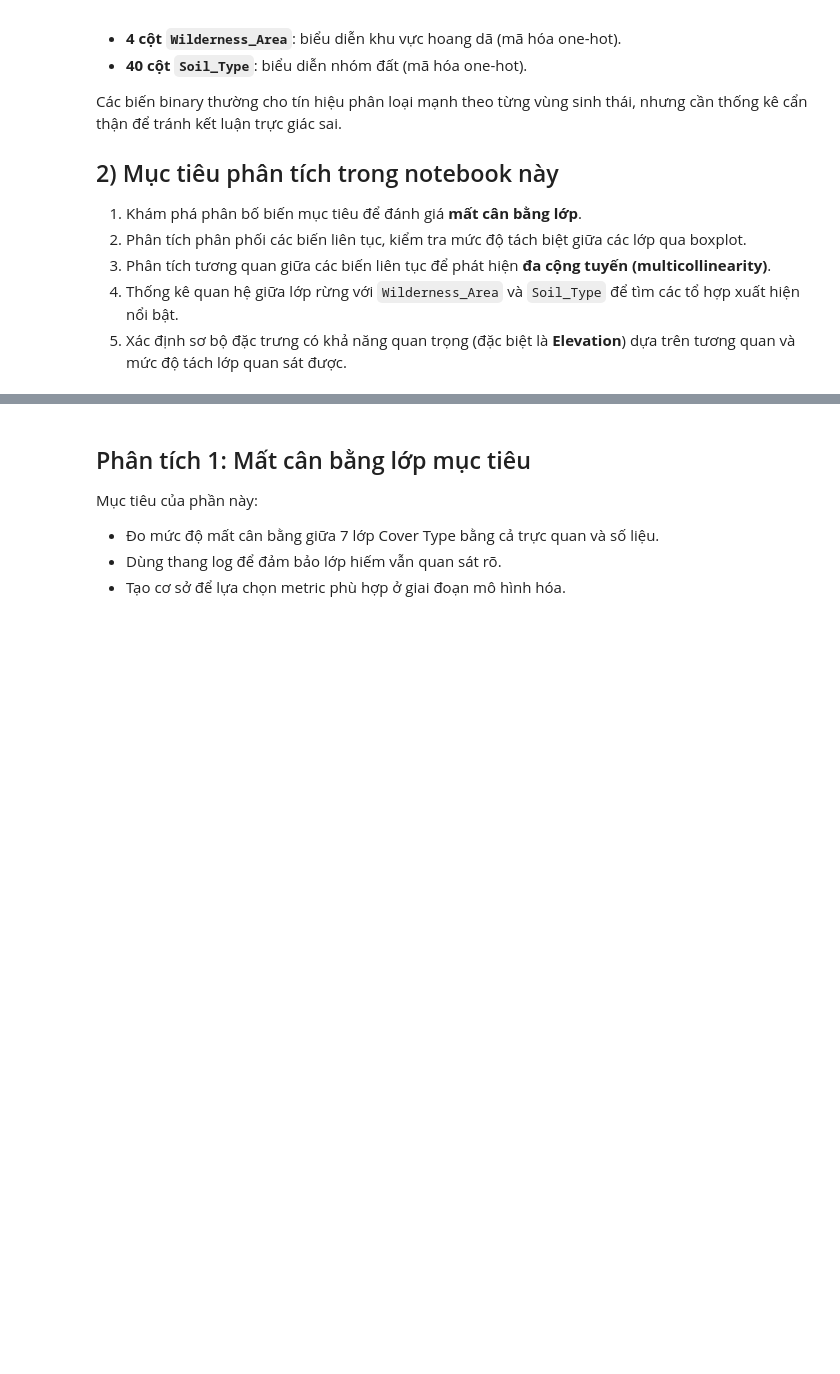
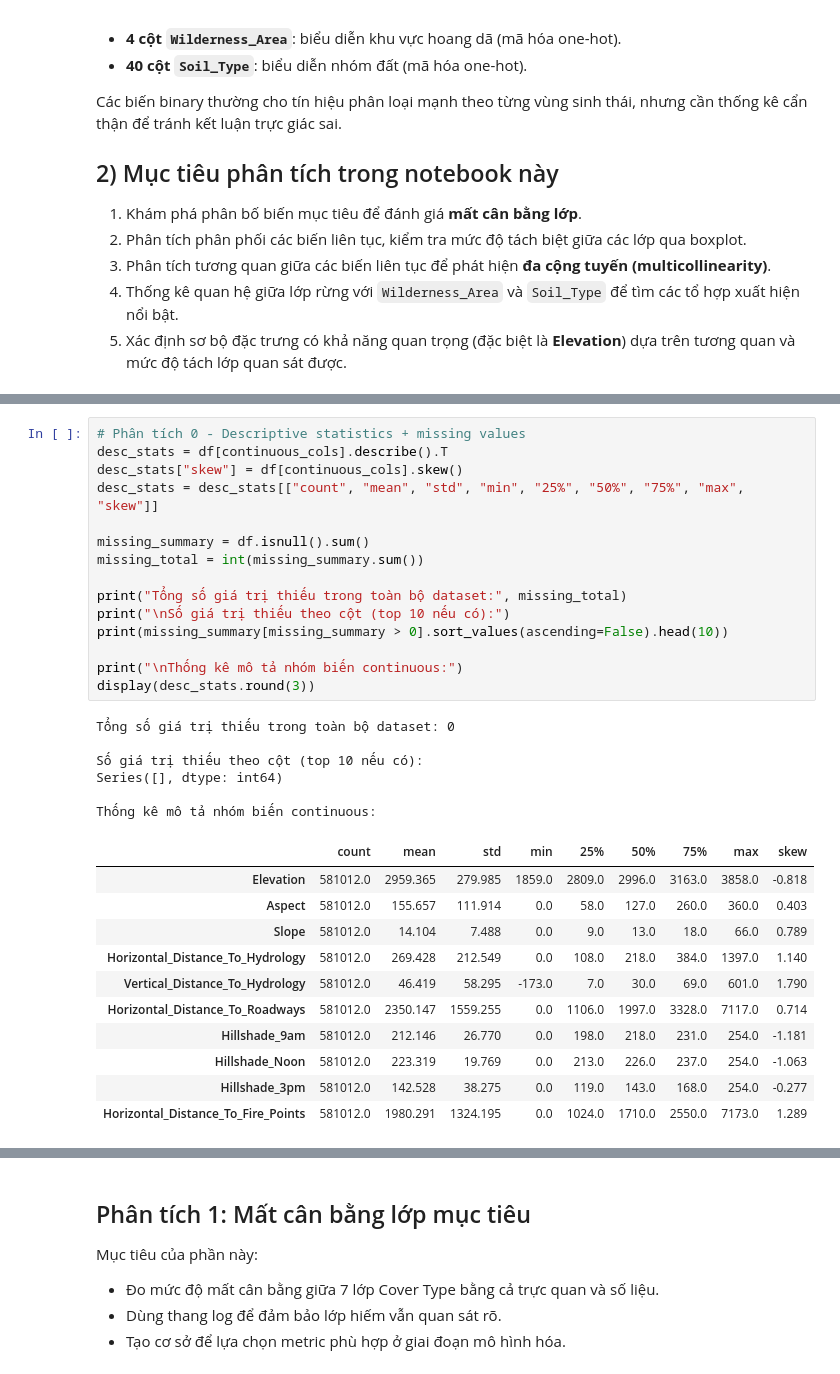
Before and after one commit to nh-atuan/supervised-learning-project, a Jupyter notebook: code/Part2_Classification/data/eda.ipynb, the cells around one changed output, grey strips where cells are left out. Saved outputs shown, nothing was run; the diff lists cells and outputs as text; blank space fills up the shorter version.

```diff
--- a/code/Part2_Classification/data/eda.ipynb
+++ b/code/Part2_Classification/data/eda.ipynb
@@ -74,0 +82,33 @@ Số biến Soil: 40
+# %%
+# Phân tích 0 - Descriptive statistics + missing values
+desc_stats = df[continuous_cols].describe().T
+desc_stats["skew"] = df[continuous_cols].skew()
+desc_stats = desc_stats[["count", "mean", "std", "min", "25%", "50%", "75%", "max", "skew"]]
+
+missing_summary = df.isnull().sum()
+missing_total = int(missing_summary.sum())
+
+print("Tổng số giá trị thiếu trong toàn bộ dataset:", missing_total)
+print("\nSố giá trị thiếu theo cột (top 10 nếu có):")
+print(missing_summary[missing_summary > 0].sort_values(ascending=False).head(10))
+
+print("\nThống kê mô tả nhóm biến continuous:")
+display(desc_stats.round(3))
+# %% [output]
+Tổng số giá trị thiếu trong toàn bộ dataset: 0
+
+Số giá trị thiếu theo cột (top 10 nếu có):
+Series([], dtype: int64)
+
+Thống kê mô tả nhóm biến continuous:
+|  | count | mean | std | min | 25% | 50% | 75% | max | skew |
+| Elevation | 581012.0 | 2959.365 | 279.985 | 1859.0 | 2809.0 | 2996.0 | 3163.0 | 3858.0 | -0.818 |
+| Aspect | 581012.0 | 155.657 | 111.914 | 0.0 | 58.0 | 127.0 | 260.0 | 360.0 | 0.403 |
+| Slope | 581012.0 | 14.104 | 7.488 | 0.0 | 9.0 | 13.0 | 18.0 | 66.0 | 0.789 |
+| Horizontal_Distance_To_Hydrology | 581012.0 | 269.428 | 212.549 | 0.0 | 108.0 | 218.0 | 384.0 | 1397.0 | 1.140 |
+| Vertical_Distance_To_Hydrology | 581012.0 | 46.419 | 58.295 | -173.0 | 7.0 | 30.0 | 69.0 | 601.0 | 1.790 |
+| Horizontal_Distance_To_Roadways | 581012.0 | 2350.147 | 1559.255 | 0.0 | 1106.0 | 1997.0 | 3328.0 | 7117.0 | 0.714 |
+| Hillshade_9am | 581012.0 | 212.146 | 26.770 | 0.0 | 198.0 | 218.0 | 231.0 | 254.0 | -1.181 |
+| Hillshade_Noon | 581012.0 | 223.319 | 19.769 | 0.0 | 213.0 | 226.0 | 237.0 | 254.0 | -1.063 |
+| Hillshade_3pm | 581012.0 | 142.528 | 38.275 | 0.0 | 119.0 | 143.0 | 168.0 | 254.0 | -0.277 |
+| Horizontal_Distance_To_Fire_Points | 581012.0 | 1980.291 | 1324.195 | 0.0 | 1024.0 | 1710.0 | 2550.0 | 7173.0 | 1.289 |
```
Also changed, not shown: parts of 9 cells of this notebook, 1 other file.
